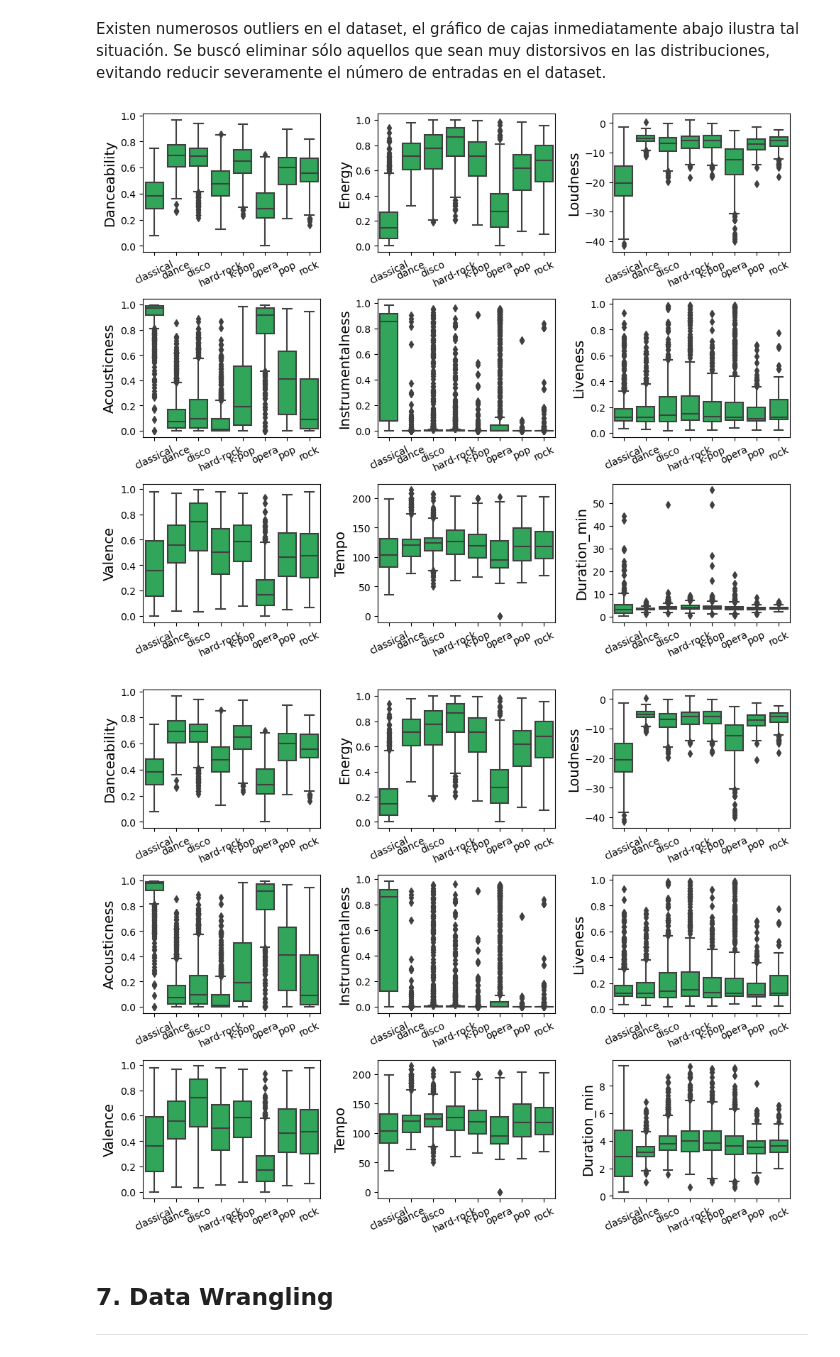
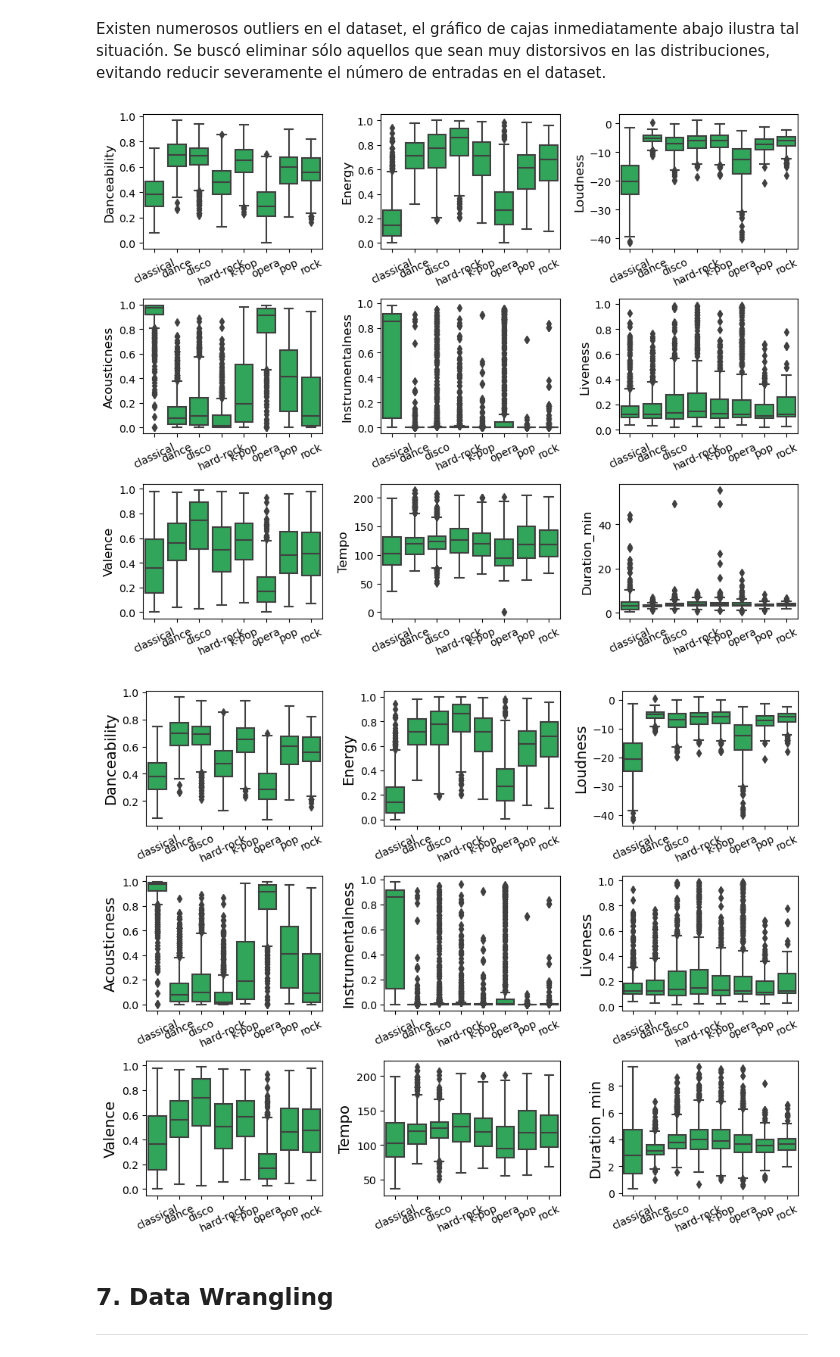
Before and after one commit to MauriJ/Data-Science, a Jupyter notebook: Desafíos/Proyecto final/Proyecto_final_Moran.ipynb, the cells around one changed output. Drawn from its saved outputs; the diff is of its cells as text; code cells hidden in the pictures.

```diff
--- a/Desafíos/Proyecto final/Proyecto_final_Moran.ipynb
+++ b/Desafíos/Proyecto final/Proyecto_final_Moran.ipynb
@@ -436,35 +464,35 @@ df_sel = df[df['track_genre'].isin(['classical', 'opera', 'rock', 'hard-rock', '
 numerical_columns = df.select_dtypes(include = ['number']).columns
 l = [i for i in numerical_columns if i not in ['Unnamed: 0', 'popularity', 'key', 'mode', 'time_signature']]
 
-plt.figure(figsize = (10, 8))
+plt.figure(figsize = (9.5, 7.5))
 
 for x, column in zip(range(12), df_sel[l]):
     plt.subplot(int(len(l)/3), 3, x+1)
     sns.boxplot(data = df_sel, y = column, x = df_sel['track_genre'], color = '#1DB954')
     plt.xticks(rotation = 25)
     plt.xlabel("")
-    plt.ylabel(l[x].capitalize(), fontsize = 14)
+    plt.ylabel(l[x].capitalize(), fontsize = 12)
 
 plt.tight_layout()
 # %% [output]
-[figure, old version]
+[figure, new version]
 # %%
-df_filtro = df[((np.abs(stats.zscore(df['duration_min'])) < 3))]
+df_filtro = df[((np.abs(stats.zscore(df['duration_min'])) < 3) & (np.abs(stats.zscore(df['danceability'])) < 3))]
 # %%
 df_sel = df_filtro[df_filtro['track_genre'].isin(['classical', 'opera', 'rock', 'hard-rock', 'pop', 'k-pop', 'dance', 'disco'])]
 
-plt.figure(figsize = (10, 8))
+plt.figure(figsize = (9.5, 7.5))
 
 for x, column in zip(range(12), df_sel[l]):
     plt.subplot(int(len(l)/3), 3, x+1)
     sns.boxplot(data = df_sel, y = column, x = df_sel['track_genre'], color = '#1DB954')
     plt.xticks(rotation = 25)
     plt.xlabel("")
     plt.ylabel(l[x].capitalize(), fontsize = 14)
 
 plt.tight_layout()
 # %% [output]
-[figure, old version]
+[figure, new version]
 # %% [markdown]
 ## 7. Data Wrangling <a class="anchor" id="wrangling"></a>
 ---
```
Also changed, not shown: parts of 23 cells of this notebook.
